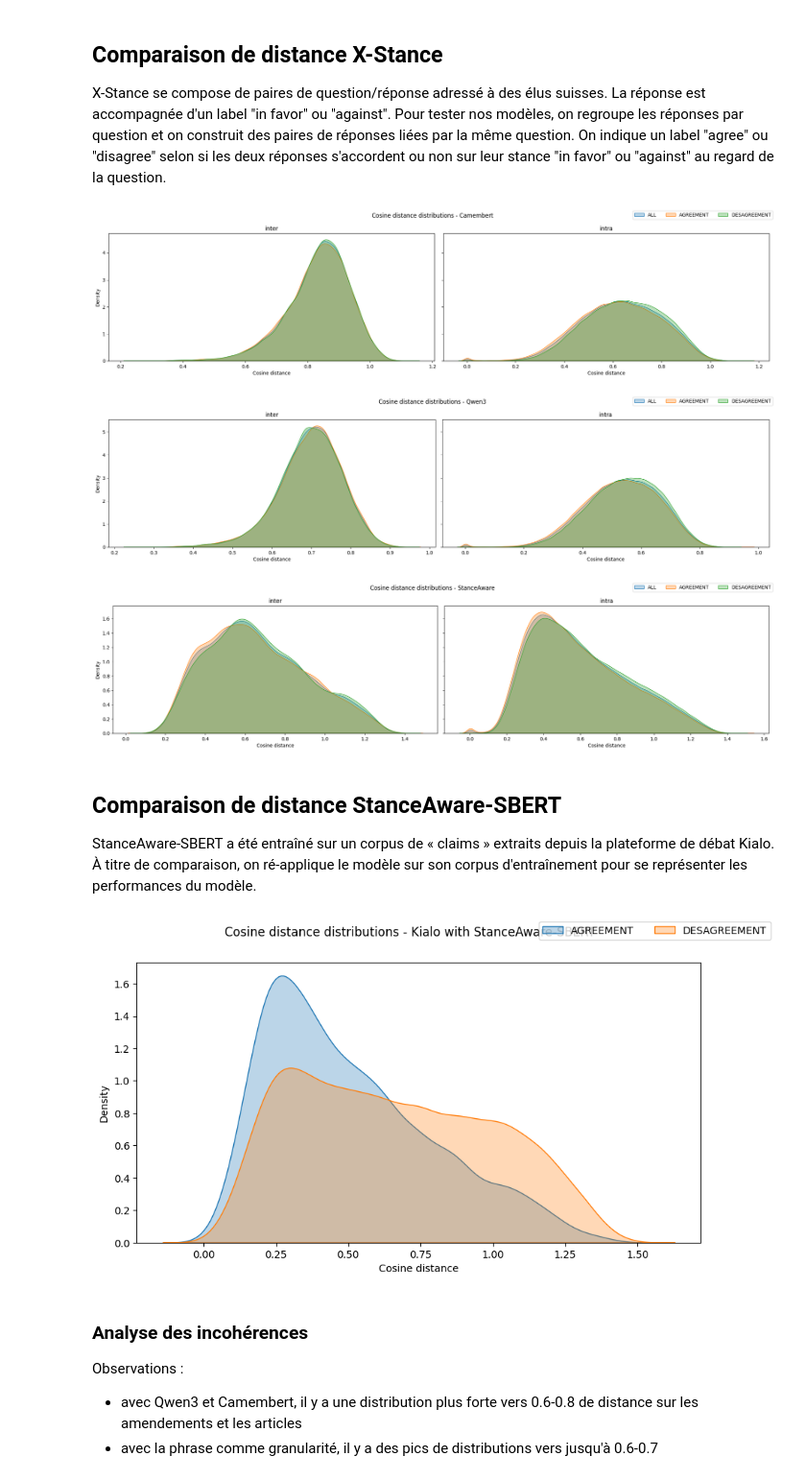
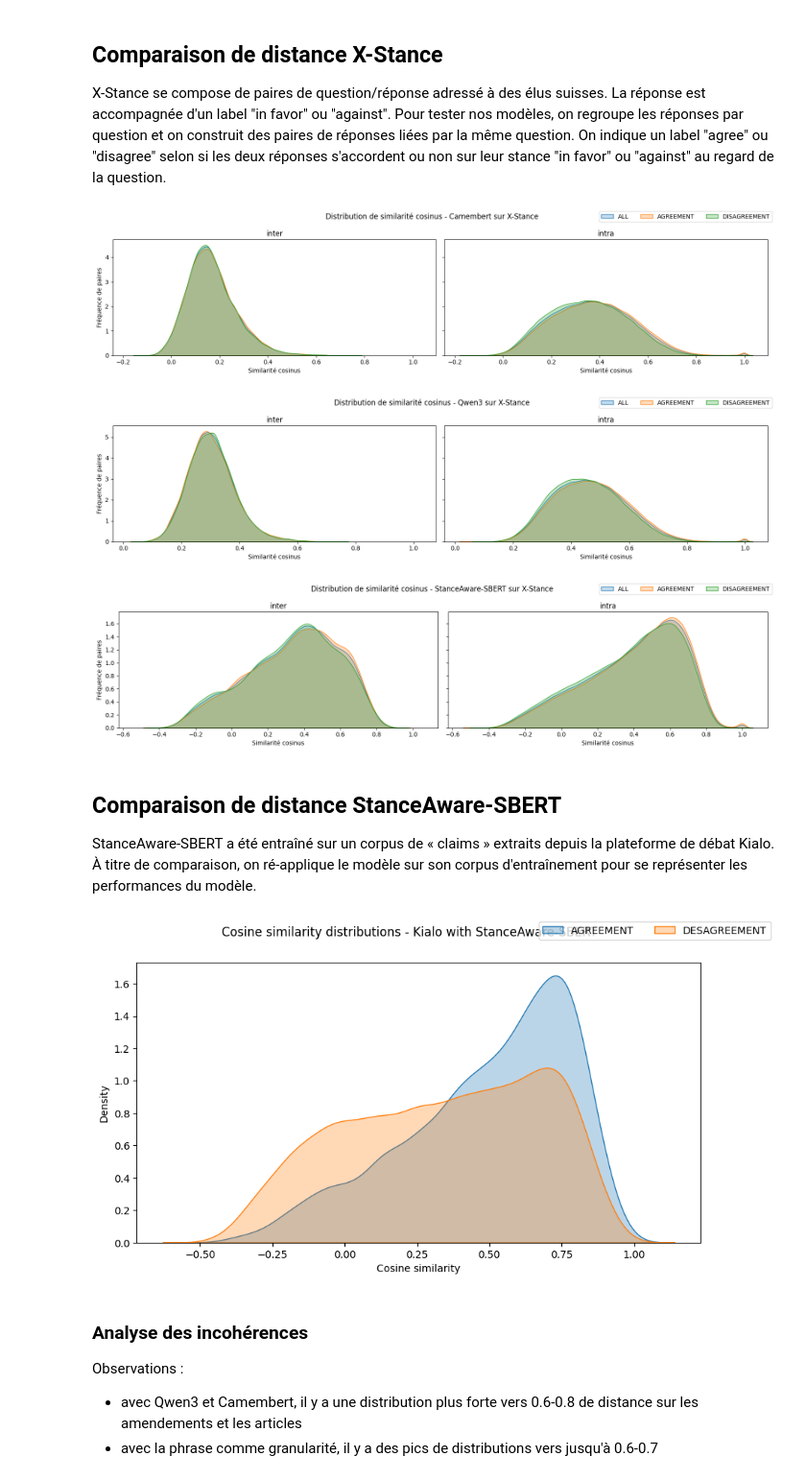
Before and after one commit to medialab/parlement_nlp, a Jupyter notebook: analyse/exploration.ipynb, the cells around one changed output. Shown at 96% size. Cells and saved outputs as stored; diff of their text form; code cells hidden in the pictures.

```diff
--- a/analyse/exploration.ipynb
+++ b/analyse/exploration.ipynb
@@ -612,24 +625,24 @@ x_stats = compute_stats_xstance("embed_camembert")
 # %%
 groups = ["inter", "intra"]
-labels = ["ALL", "AGREEMENT", "DESAGREEMENT"]
+labels = ["ALL", "AGREEMENT", "DISAGREEMENT"]
 
-fig, axes = plt.subplots(1, 2, figsize=(20, 5), sharey=True)
+fig, axes = plt.subplots(1, 2, figsize=(16, 4), sharey=True, sharex=True)
 
 for ax, grp in zip(axes, groups):
     for lbl in labels:
-        vals = x_stats[grp].get(lbl, np.array([]))
+        vals = x_stats_camembert[grp].get(lbl, np.array([]))
         if vals.size:
-            sns.kdeplot(vals, ax=ax, label=lbl, fill=True, alpha=0.3)
+            sns.kdeplot(vals, ax=ax, label=lbl, fill=True)
 
     ax.set_title(grp)
-    ax.set_xlabel("Cosine distance")
-    ax.set_ylabel("Density")
+    ax.set_xlabel("Similarité cosinus")
+    ax.set_ylabel("Fréquence de paires")
 
 handles, legend_labels = axes[0].get_legend_handles_labels()
 fig.legend(handles, legend_labels, loc="upper right", ncol=3)
-plt.suptitle("Cosine distance distributions - Camembert")
+plt.suptitle("Distribution de similarité cosinus - Camembert sur X-Stance")
 plt.tight_layout(rect=[0, 0, 1, 1])
 plt.show()
 # %% [output]
-[figure, old version]
+[figure, new version]
 # %%
@@ -637,51 +650,51 @@ x_stats = compute_stats_xstance("embed_qwen3")
 # %%
 groups = ["inter", "intra"]
-labels = ["ALL", "AGREEMENT", "DESAGREEMENT"]
+labels = ["ALL", "AGREEMENT", "DISAGREEMENT"]
 
-fig, axes = plt.subplots(1, 2, figsize=(20, 5), sharey=True)
+fig, axes = plt.subplots(1, 2, figsize=(16, 4), sharey=True, sharex=True)
 
 for ax, grp in zip(axes, groups):
     for lbl in labels:
-        vals = x_stats[grp].get(lbl, np.array([]))
+        vals = x_stats_qwen3[grp].get(lbl, np.array([]))
         if vals.size:
-            sns.kdeplot(vals, ax=ax, label=lbl, fill=True, alpha=0.3)
+            sns.kdeplot(vals, ax=ax, label=lbl, fill=True)
 
     ax.set_title(grp)
-    ax.set_xlabel("Cosine distance")
-    ax.set_ylabel("Density")
+    ax.set_xlabel("Similarité cosinus")
+    ax.set_ylabel("Fréquence de paires")
 
 handles, legend_labels = axes[0].get_legend_handles_labels()
 fig.legend(handles, legend_labels, loc="upper right", ncol=3)
-plt.suptitle("Cosine distance distributions - Qwen3")
+plt.suptitle("Distribution de similarité cosinus - Qwen3 sur X-Stance")
 plt.tight_layout(rect=[0, 0, 1, 1])
 plt.show()
 # %% [output]
-[figure, old version]
+[figure, new version]
 # %%
-x_stats = compute_stats_xstance("embed_stanceaware")
+x_stats_stanceaware = compute_stats_xstance("embed_stanceaware")
 # %%
 groups = ["inter", "intra"]
-labels = ["ALL", "AGREEMENT", "DESAGREEMENT"]
+labels = ["ALL", "AGREEMENT", "DISAGREEMENT"]
 
-fig, axes = plt.subplots(1, 2, figsize=(20, 5), sharey=True)
+fig, axes = plt.subplots(1, 2, figsize=(16, 4), sharey=True, sharex=True)
 
 for ax, grp in zip(axes, groups):
     for lbl in labels:
-        vals = x_stats[grp].get(lbl, np.array([]))
+        vals = x_stats_stanceaware[grp].get(lbl, np.array([]))
         if vals.size:
-            sns.kdeplot(vals, ax=ax, label=lbl, fill=True, alpha=0.3)
+            sns.kdeplot(vals, ax=ax, label=lbl, fill=True)
 
     ax.set_title(grp)
-    ax.set_xlabel("Cosine distance")
-    ax.set_ylabel("Density")
+    ax.set_xlabel("Similarité cosinus")
+    ax.set_ylabel("Fréquence de paires")
 
 handles, legend_labels = axes[0].get_legend_handles_labels()
 fig.legend(handles, legend_labels, loc="upper right", ncol=3)
-plt.suptitle("Cosine distance distributions - StanceAware")
+plt.suptitle("Distribution de similarité cosinus - StanceAware-SBERT sur X-Stance")
 plt.tight_layout(rect=[0, 0, 1, 1])
 plt.show()
 # %% [output]
-[figure, old version]
+[figure, new version]
 # %% [markdown]
 ## Comparaison de distance StanceAware-SBERT
 
@@ -694,40 +707,40 @@ def compute_stats_kialo(dir="embed_stanceaware"):
         "all": {
             "ALL": np.array([]),
             "AGREEMENT": np.array([]),
-            "DESAGREEMENT": np.array([])
+            "DISAGREEMENT": np.array([])
         }
     }
 
-    kialo["cosine_distance"] = paired_cosine_distances(kialo["embedding_sentence_i"].tolist(), kialo["embedding_sentence_j"].tolist())
+    kialo["cosine_distance"] = 1 - paired_cosine_distances(kialo["embedding_sentence_i"].tolist(), kialo["embedding_sentence_j"].tolist())
 
     stats["all"]["ALL"] = np.append(stats["all"]["ALL"], kialo["cosine_distance"])
     stats["all"]["AGREEMENT"] = np.append(stats["all"]["AGREEMENT"], kialo[kialo["stance"] == "Pro"]["cosine_distance"])
-    stats["all"]["DESAGREEMENT"] = np.append(stats["all"]["AGREEMENT"], kialo[kialo["stance"] == "Con"]["cosine_distance"])
+    stats["all"]["DISAGREEMENT"] = np.append(stats["all"]["AGREEMENT"], kialo[kialo["stance"] == "Con"]["cosine_distance"])
 
     return stats
 # %%
 x_stats = compute_stats_kialo("./embed_stanceaware")
 # %%
-labels = ["AGREEMENT", "DESAGREEMENT"]
+labels = ["AGREEMENT", "DISAGREEMENT"]
 
 fig, axes = plt.subplots(1, 1, figsize=(10, 5), sharey=True)
 
 for lbl in labels:
     vals = x_stats["all"].get(lbl, np.array([]))
     if vals.size:
         sns.kdeplot(vals, ax=axes, label=lbl, fill=True, alpha=0.3)
 
-axes.set_xlabel("Cosine distance")
+axes.set_xlabel("Cosine similarity")
 axes.set_ylabel("Density")
 
 handles, legend_labels = axes.get_legend_handles_labels()
 fig.legend(handles, legend_labels, loc="upper right", ncol=3)
 
-plt.suptitle("Cosine distance distributions - Kialo with StanceAware-SBERT")
+plt.suptitle("Cosine similarity distributions - Kialo with StanceAware-SBERT")
 
 plt.show()
 # %% [output]
-[figure, old version]
+[figure, new version]
 # %% [markdown]
 ### Analyse des incohérences
 
```
Also changed, not shown: parts of 15 cells of this notebook, 3 other files.
